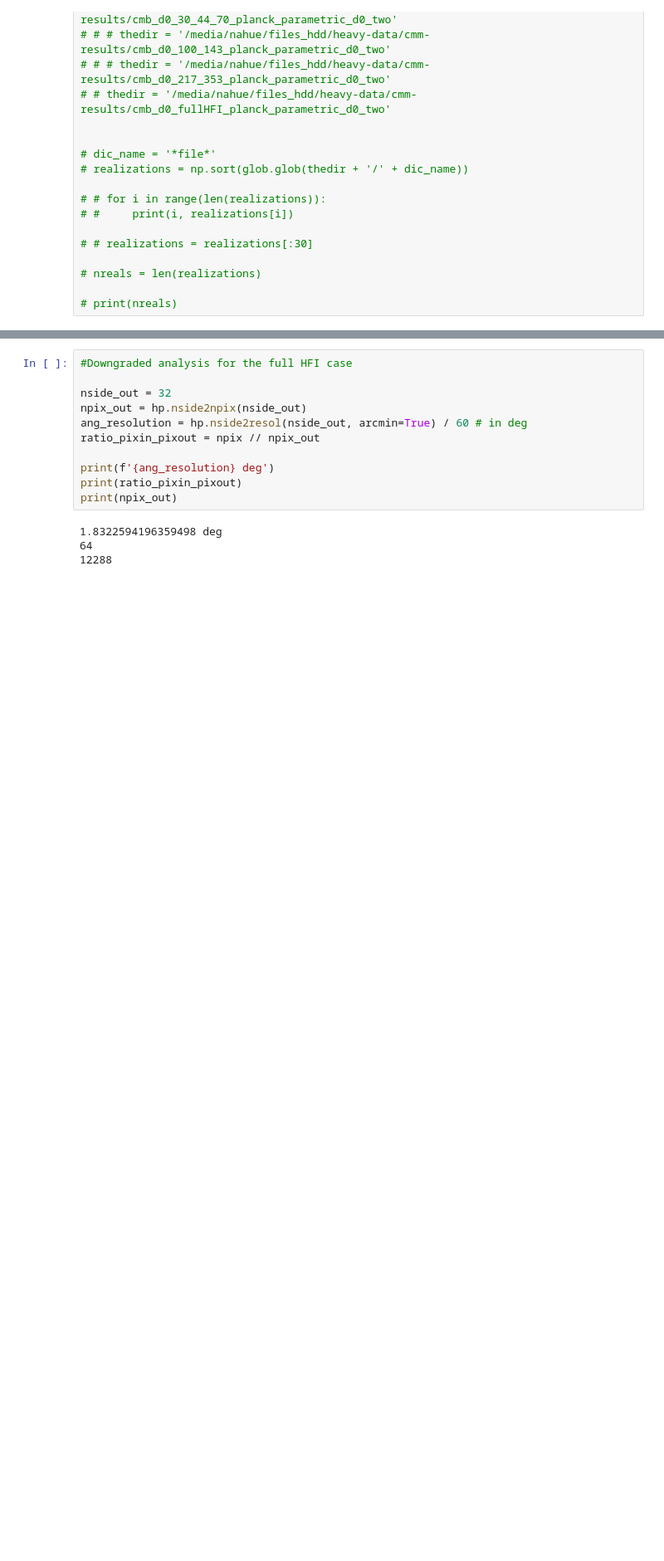
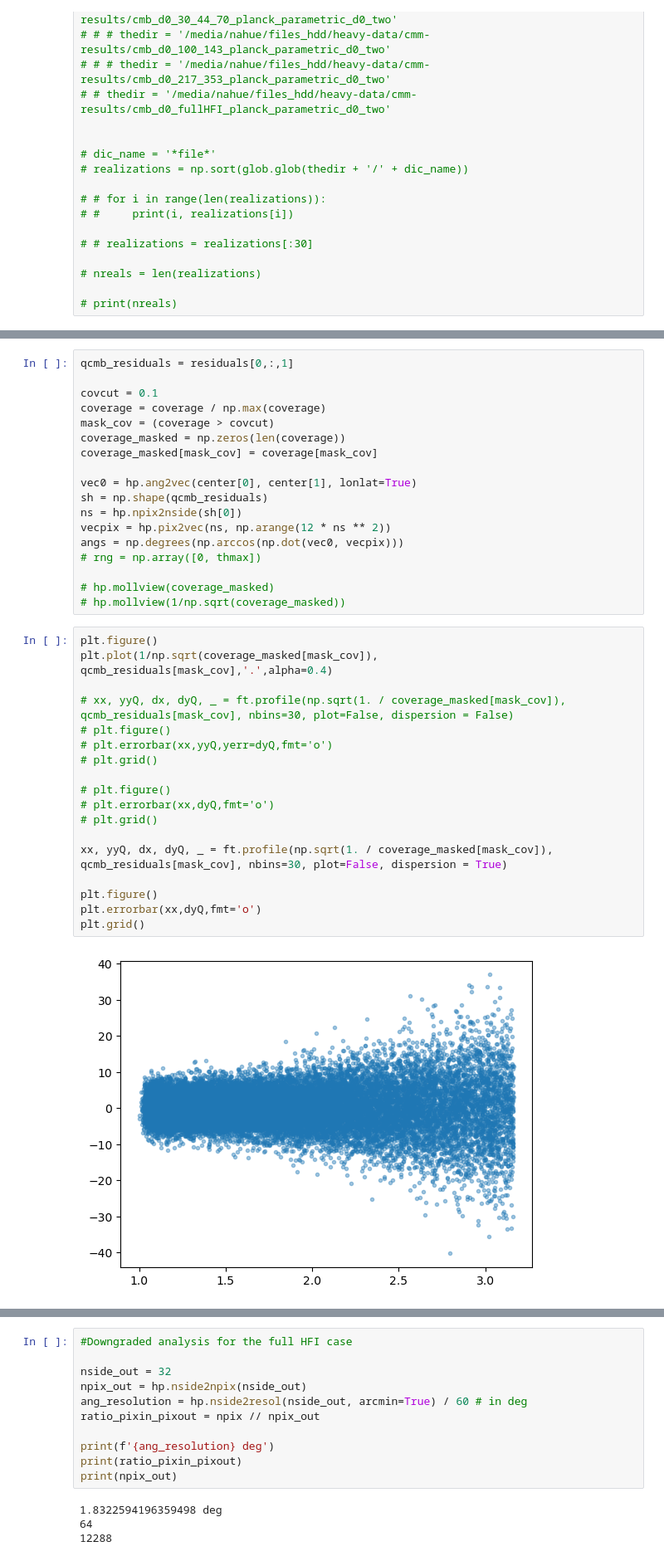
Before and after one commit to mathias77515/CMM-Pipeline, a Jupyter notebook: scripts_nahuel/noise_analysis.ipynb, the cells around one changed output, grey strips where cells are left out. Shown at 83% size. Drawn from its saved outputs; the diff is of its cells as text; blank space fills up the shorter version.

```diff
--- a/scripts_nahuel/noise_analysis.ipynb
+++ b/scripts_nahuel/noise_analysis.ipynb
@@ -359,0 +455,38 @@ plt.tight_layout
+# %%
+qcmb_residuals = residuals[0,:,1]
+
+covcut = 0.1
+coverage = coverage / np.max(coverage)
+mask_cov = (coverage > covcut)
+coverage_masked = np.zeros(len(coverage))
+coverage_masked[mask_cov] = coverage[mask_cov]
+
+vec0 = hp.ang2vec(center[0], center[1], lonlat=True)
+sh = np.shape(qcmb_residuals)
+ns = hp.npix2nside(sh[0])
+vecpix = hp.pix2vec(ns, np.arange(12 * ns ** 2))
+angs = np.degrees(np.arccos(np.dot(vec0, vecpix)))
+# rng = np.array([0, thmax])
+
+# hp.mollview(coverage_masked)
+# hp.mollview(1/np.sqrt(coverage_masked))
+# %%
+plt.figure()
+plt.plot(1/np.sqrt(coverage_masked[mask_cov]), qcmb_residuals[mask_cov],'.',alpha=0.4)
+
+# xx, yyQ, dx, dyQ, _ = ft.profile(np.sqrt(1. / coverage_masked[mask_cov]), qcmb_residuals[mask_cov], nbins=30, plot=False, dispersion = False)
+# plt.figure()
+# plt.errorbar(xx,yyQ,yerr=dyQ,fmt='o')
+# plt.grid()
+
+# plt.figure()
+# plt.errorbar(xx,dyQ,fmt='o')
+# plt.grid()
+
+xx, yyQ, dx, dyQ, _ = ft.profile(np.sqrt(1. / coverage_masked[mask_cov]), qcmb_residuals[mask_cov], nbins=30, plot=False, dispersion = True)
+
+plt.figure()
+plt.errorbar(xx,dyQ,fmt='o')
+plt.grid()
+# %% [output]
+[figure, added]
```
Also changed, not shown: parts of 19 cells of this notebook, 2 other files.
